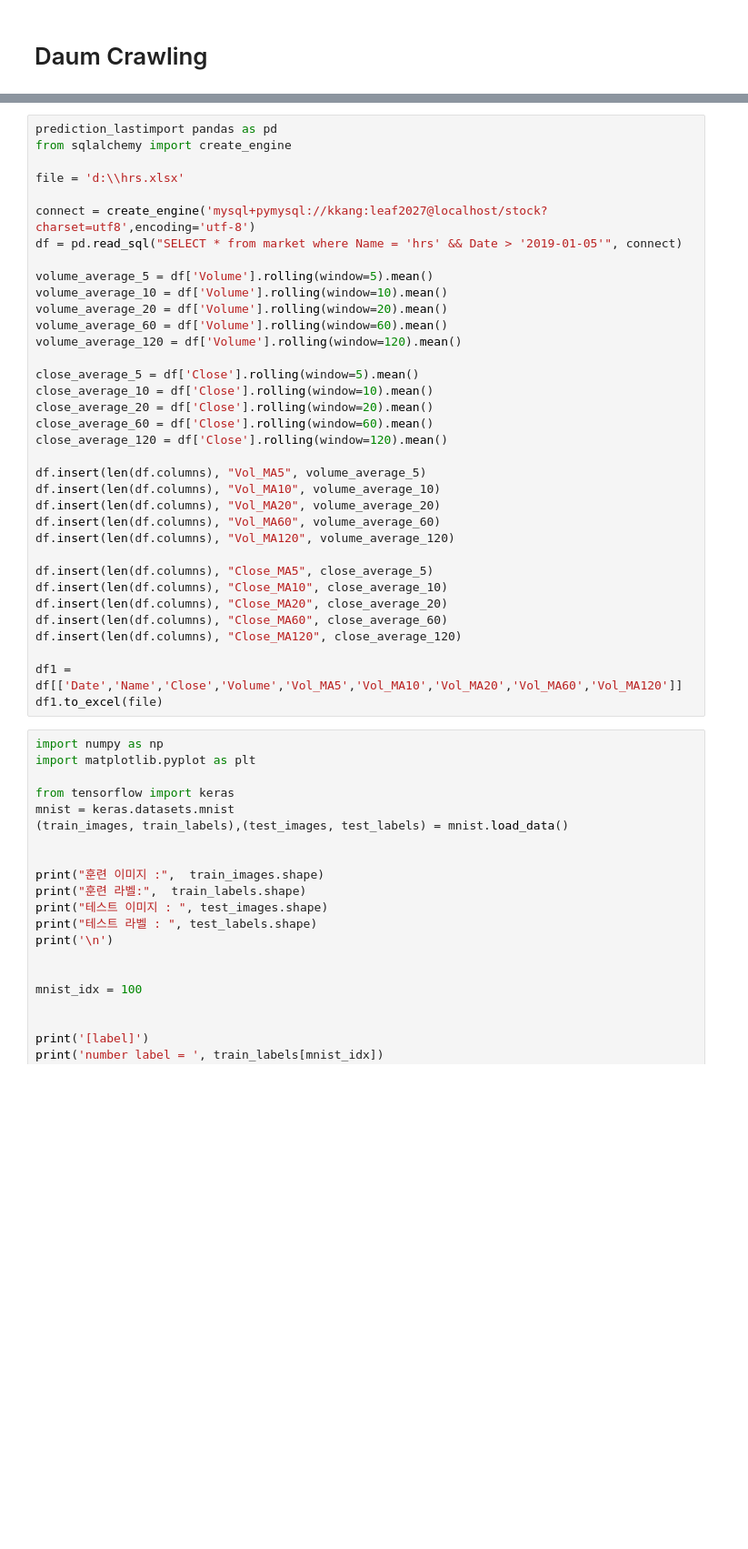
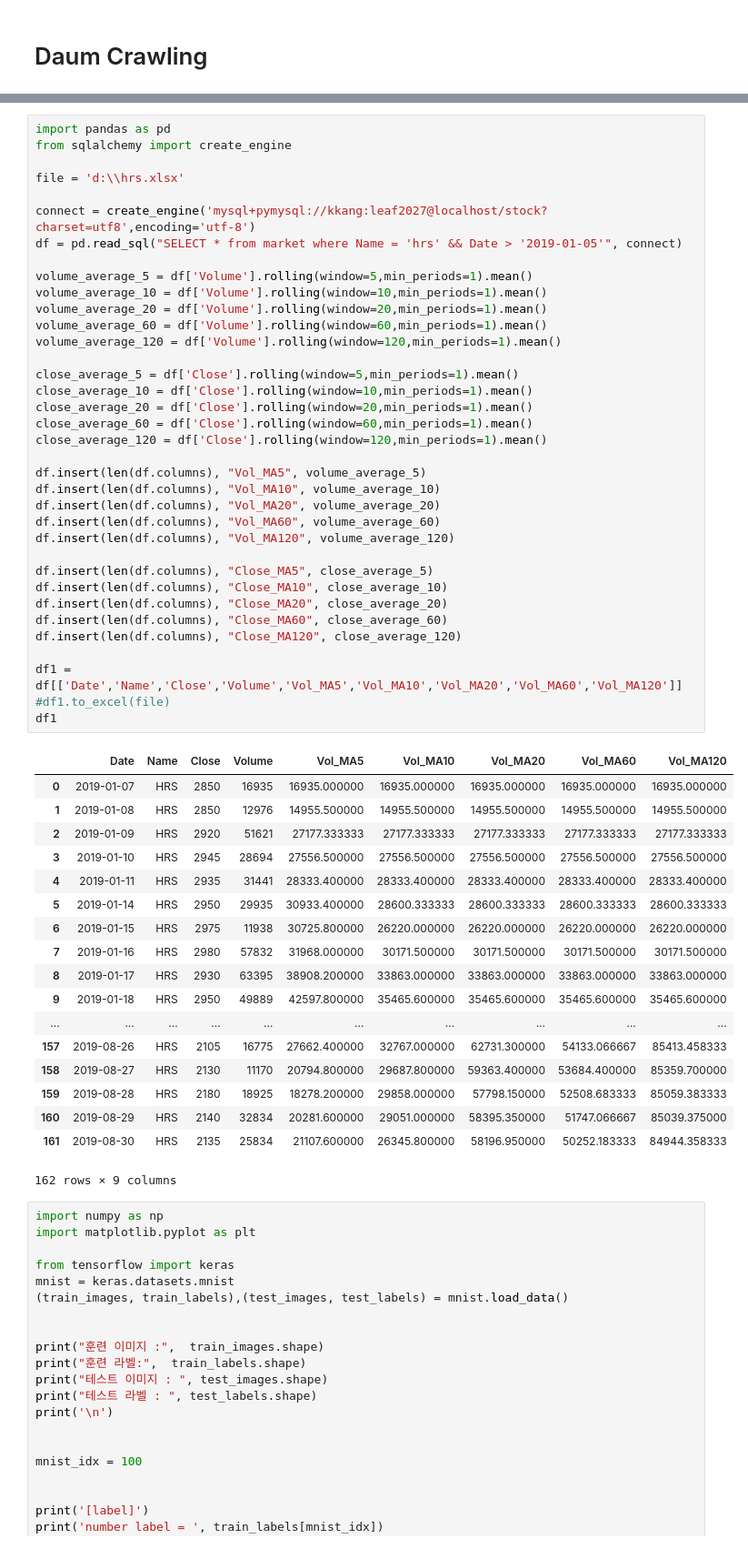
Before and after one commit to linux386/first_module, a Jupyter notebook: Attempt.ipynb, the cells around one changed output, grey strips where cells are left out. Shown at 91% size. Drawn from its saved outputs; the diff is of its cells as text; blank space fills up the shorter version.

```diff
--- a/Attempt.ipynb
+++ b/Attempt.ipynb
@@ -61,38 +63,58 @@ df
 # %%
-prediction_lastimport pandas as pd
+import pandas as pd
 from sqlalchemy import create_engine
 
 file = 'd:\\hrs.xlsx'
 
 connect = create_engine('mysql+pymysql://kkang:leaf2027@localhost/stock?charset=utf8',encoding='utf-8')
 df = pd.read_sql("SELECT * from market where Name = 'hrs' && Date > '2019-01-05'", connect)
 
-volume_average_5 = df['Volume'].rolling(window=5).mean()
-volume_average_10 = df['Volume'].rolling(window=10).mean()
-volume_average_20 = df['Volume'].rolling(window=20).mean()
-volume_average_60 = df['Volume'].rolling(window=60).mean()
-volume_average_120 = df['Volume'].rolling(window=120).mean()
+volume_average_5 = df['Volume'].rolling(window=5,min_periods=1).mean()
+volume_average_10 = df['Volume'].rolling(window=10,min_periods=1).mean()
+volume_average_20 = df['Volume'].rolling(window=20,min_periods=1).mean()
+volume_average_60 = df['Volume'].rolling(window=60,min_periods=1).mean()
+volume_average_120 = df['Volume'].rolling(window=120,min_periods=1).mean()
 
-close_average_5 = df['Close'].rolling(window=5).mean()
-close_average_10 = df['Close'].rolling(window=10).mean()
-close_average_20 = df['Close'].rolling(window=20).mean()
-close_average_60 = df['Close'].rolling(window=60).mean()
-close_average_120 = df['Close'].rolling(window=120).mean()
+close_average_5 = df['Close'].rolling(window=5,min_periods=1).mean()
+close_average_10 = df['Close'].rolling(window=10,min_periods=1).mean()
+close_average_20 = df['Close'].rolling(window=20,min_periods=1).mean()
+close_average_60 = df['Close'].rolling(window=60,min_periods=1).mean()
+close_average_120 = df['Close'].rolling(window=120,min_periods=1).mean()
 
 df.insert(len(df.columns), "Vol_MA5", volume_average_5)
 df.insert(len(df.columns), "Vol_MA10", volume_average_10)
 df.insert(len(df.columns), "Vol_MA20", volume_average_20)
 df.insert(len(df.columns), "Vol_MA60", volume_average_60)
 df.insert(len(df.columns), "Vol_MA120", volume_average_120)
 
 df.insert(len(df.columns), "Close_MA5", close_average_5)
 df.insert(len(df.columns), "Close_MA10", close_average_10)
 df.insert(len(df.columns), "Close_MA20", close_average_20)
 df.insert(len(df.columns), "Close_MA60", close_average_60)
 df.insert(len(df.columns), "Close_MA120", close_average_120)
 
 df1 = df[['Date','Name','Close','Volume','Vol_MA5','Vol_MA10','Vol_MA20','Vol_MA60','Vol_MA120']]
-df1.to_excel(file)
+#df1.to_excel(file)
+df1
+# %% [output]
+|  | Date | Name | Close | Volume | Vol_MA5 | Vol_MA10 | Vol_MA20 | Vol_MA60 | Vol_MA120 |
+| 0 | 2019-01-07 | HRS | 2850 | 16935 | 16935.000000 | 16935.000000 | 16935.000000 | 16935.000000 | 16935.000000 |
+| 1 | 2019-01-08 | HRS | 2850 | 12976 | 14955.500000 | 14955.500000 | 14955.500000 | 14955.500000 | 14955.500000 |
+| 2 | 2019-01-09 | HRS | 2920 | 51621 | 27177.333333 | 27177.333333 | 27177.333333 | 27177.333333 | 27177.333333 |
+| 3 | 2019-01-10 | HRS | 2945 | 28694 | 27556.500000 | 27556.500000 | 27556.500000 | 27556.500000 | 27556.500000 |
+| 4 | 2019-01-11 | HRS | 2935 | 31441 | 28333.400000 | 28333.400000 | 28333.400000 | 28333.400000 | 28333.400000 |
+| 5 | 2019-01-14 | HRS | 2950 | 29935 | 30933.400000 | 28600.333333 | 28600.333333 | 28600.333333 | 28600.333333 |
+| 6 | 2019-01-15 | HRS | 2975 | 11938 | 30725.800000 | 26220.000000 | 26220.000000 | 26220.000000 | 26220.000000 |
+| 7 | 2019-01-16 | HRS | 2980 | 57832 | 31968.000000 | 30171.500000 | 30171.500000 | 30171.500000 | 30171.500000 |
+| 8 | 2019-01-17 | HRS | 2930 | 63395 | 38908.200000 | 33863.000000 | 33863.000000 | 33863.000000 | 33863.000000 |
+| 9 | 2019-01-18 | HRS | 2950 | 49889 | 42597.800000 | 35465.600000 | 35465.600000 | 35465.600000 | 35465.600000 |
+| ... | ... | ... | ... | ... | ... | ... | ... | ... | ... |
+| 157 | 2019-08-26 | HRS | 2105 | 16775 | 27662.400000 | 32767.000000 | 62731.300000 | 54133.066667 | 85413.458333 |
+| 158 | 2019-08-27 | HRS | 2130 | 11170 | 20794.800000 | 29687.800000 | 59363.400000 | 53684.400000 | 85359.700000 |
+| 159 | 2019-08-28 | HRS | 2180 | 18925 | 18278.200000 | 29858.000000 | 57798.150000 | 52508.683333 | 85059.383333 |
+| 160 | 2019-08-29 | HRS | 2140 | 32834 | 20281.600000 | 29051.000000 | 58395.350000 | 51747.066667 | 85039.375000 |
+| 161 | 2019-08-30 | HRS | 2135 | 25834 | 21107.600000 | 26345.800000 | 58196.950000 | 50252.183333 | 84944.358333 |
+162 rows × 9 columns
 # %%
 import numpy as np
 import matplotlib.pyplot as plt
```
Also changed, not shown: parts of 2 cells of this notebook, 4 other files.
